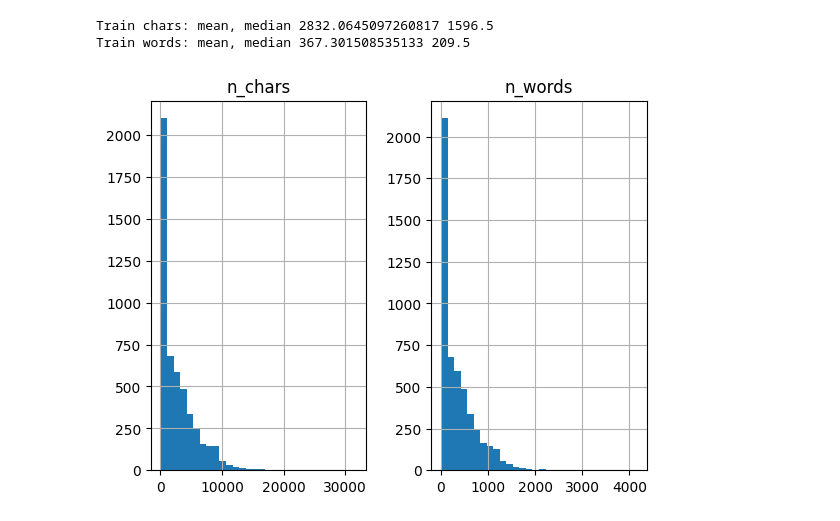
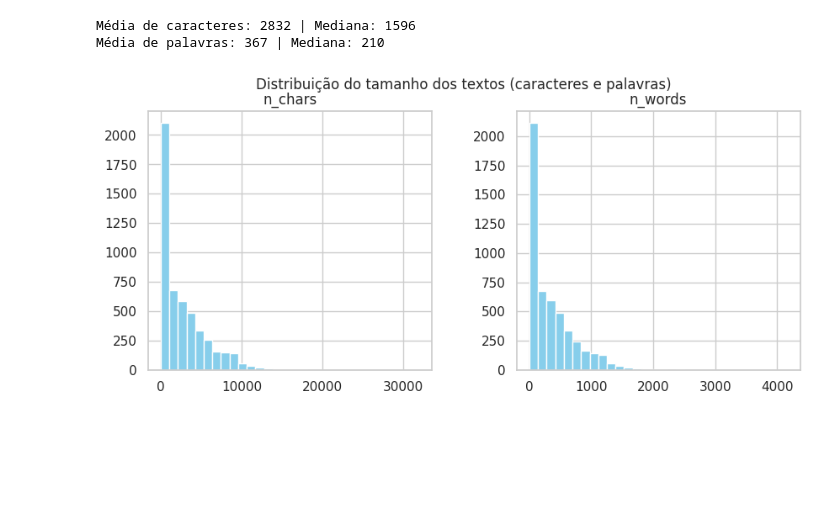
Before and after one commit to marcelagamaliel/DETECTOR-FAKENEWS, a Jupyter notebook: notebooks/02_data_checks.ipynb, the cells around one changed output. Drawn from its saved outputs; the diff is of its cells as text; code cells hidden in the pictures; blank space fills up the shorter version.

```diff
--- a/notebooks/02_data_checks.ipynb
+++ b/notebooks/02_data_checks.ipynb
@@ -18,9 +19,14 @@ Test: (1080, 3)
 import seaborn as sns
 import matplotlib.pyplot as plt
 
-for df, name in [(train, "train"), (val, "val"), (test, "test")]:
-    print(name, df['label'].value_counts().to_dict())
+sns.set(style="whitegrid", palette="pastel")
+
+for df, name in [(train, "Train"), (val, "Validação"), (test, "Teste")]:
+    counts = df['label'].value_counts(normalize=True) * 100
+    print(f"{name} → {df.shape[0]} exemplos | Real: {counts[0]:.1f}% | Fake: {counts[1]:.1f}%")
     sns.countplot(x="label", data=df)
-    plt.title(f"Distribuição em {name}")
+    plt.title(f"Distribuição de classes ({name})")
+    plt.xlabel("Rótulo (0 = Real, 1 = Fake)")
+    plt.ylabel("Quantidade")
     plt.show()
 # %% [output]
@@ -33,13 +39,15 @@ test {1: 540, 0: 540}
 # %%
 train['n_chars'] = train['text'].astype(str).map(len)
 train['n_words'] = train['text'].astype(str).map(lambda t: len(str(t).split()))
-print("Train chars: mean, median", train['n_chars'].mean(), train['n_chars'].median())
-print("Train words: mean, median", train['n_words'].mean(), train['n_words'].median())
 
-train[['n_chars','n_words']].hist(bins=30)
+print(f"Média de caracteres: {train['n_chars'].mean():.0f} | Mediana: {train['n_chars'].median():.0f}")
+print(f"Média de palavras: {train['n_words'].mean():.0f} | Mediana: {train['n_words'].median():.0f}")
+
+train[['n_chars', 'n_words']].hist(bins=30, figsize=(10,4), color='skyblue')
+plt.suptitle("Distribuição do tamanho dos textos (caracteres e palavras)", fontsize=12)
 plt.show()
 # %% [output]
-Train chars: mean, median 2832.0645097260817 1596.5
-Train words: mean, median 367.301508535133 209.5
+Média de caracteres: 2832 | Mediana: 1596
+Média de palavras: 367 | Mediana: 210
-[figure, old version]
+[figure, new version]
 # %%
```
Also changed, not shown: parts of 3 cells of this notebook, 9 other files.
